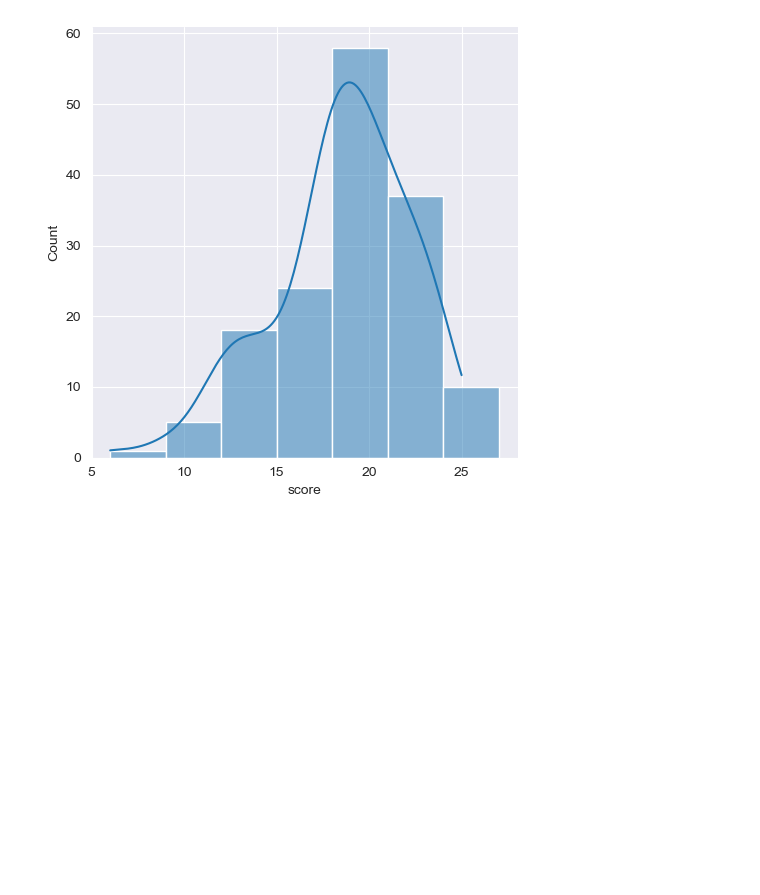
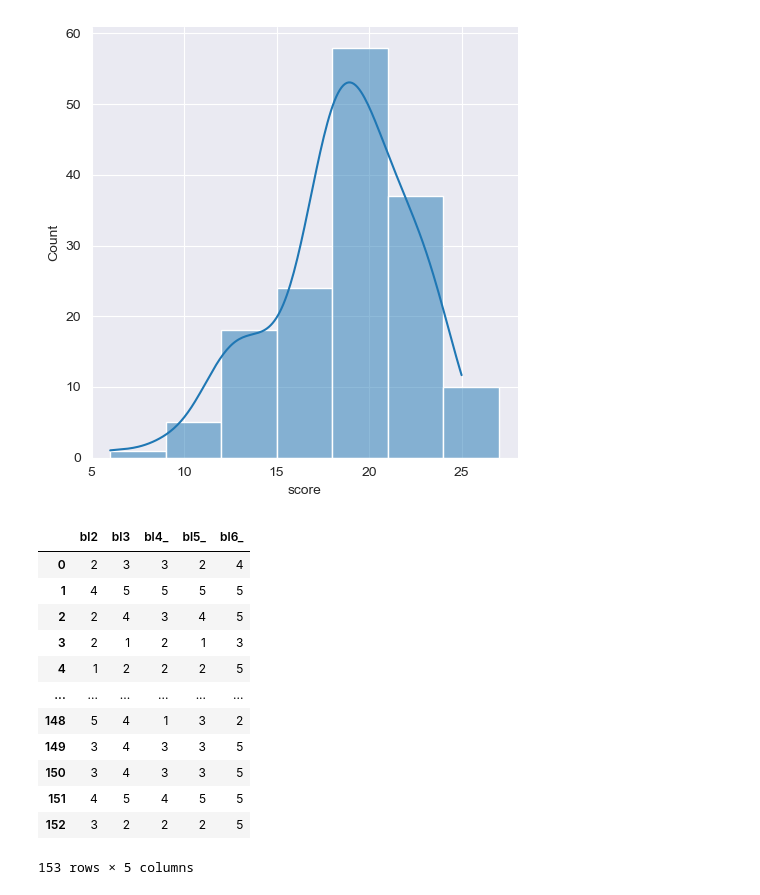
Before and after one commit to mirjampaales/fall_2020, a Jupyter notebook: belonging.ipynb, the cells around one changed output. Drawn from its saved outputs; the diff is of its cells as text; code cells hidden in the pictures; blank space fills up the shorter version.

```diff
--- a/belonging.ipynb
+++ b/belonging.ipynb
@@ -171,3 +171,19 @@ sns.displot(belonging_recoded1, x = 'score', kde = True, binwidth = 3)
 plt.show()
 # %% [output]
 [figure]
+# %%
+belonging_recoded1.loc[:,['bl2','bl3','bl4_','bl5_','bl6_']]
+# %% [output]
+|  | bl2 | bl3 | bl4_ | bl5_ | bl6_ |
+| 0 | 2 | 3 | 3 | 2 | 4 |
+| 1 | 4 | 5 | 5 | 5 | 5 |
+| 2 | 2 | 4 | 3 | 4 | 5 |
+| 3 | 2 | 1 | 2 | 1 | 3 |
+| 4 | 1 | 2 | 2 | 2 | 5 |
+| ... | ... | ... | ... | ... | ... |
+| 148 | 5 | 4 | 1 | 3 | 2 |
+| 149 | 3 | 4 | 3 | 3 | 5 |
+| 150 | 3 | 4 | 3 | 3 | 5 |
+| 151 | 4 | 5 | 4 | 5 | 5 |
+| 152 | 3 | 2 | 2 | 2 | 5 |
+153 rows × 5 columns
```
Also changed, not shown: parts of 4 cells of this notebook.
